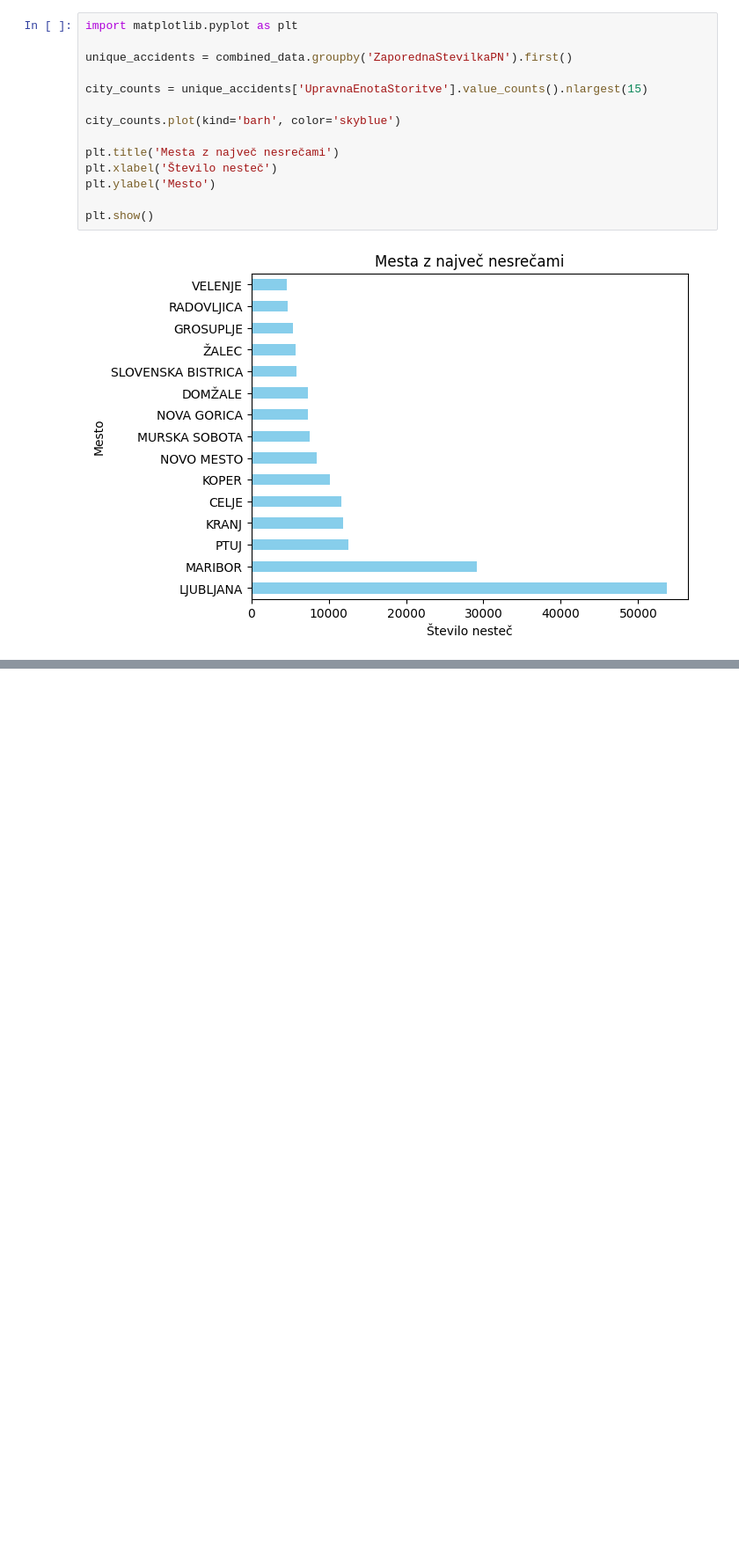
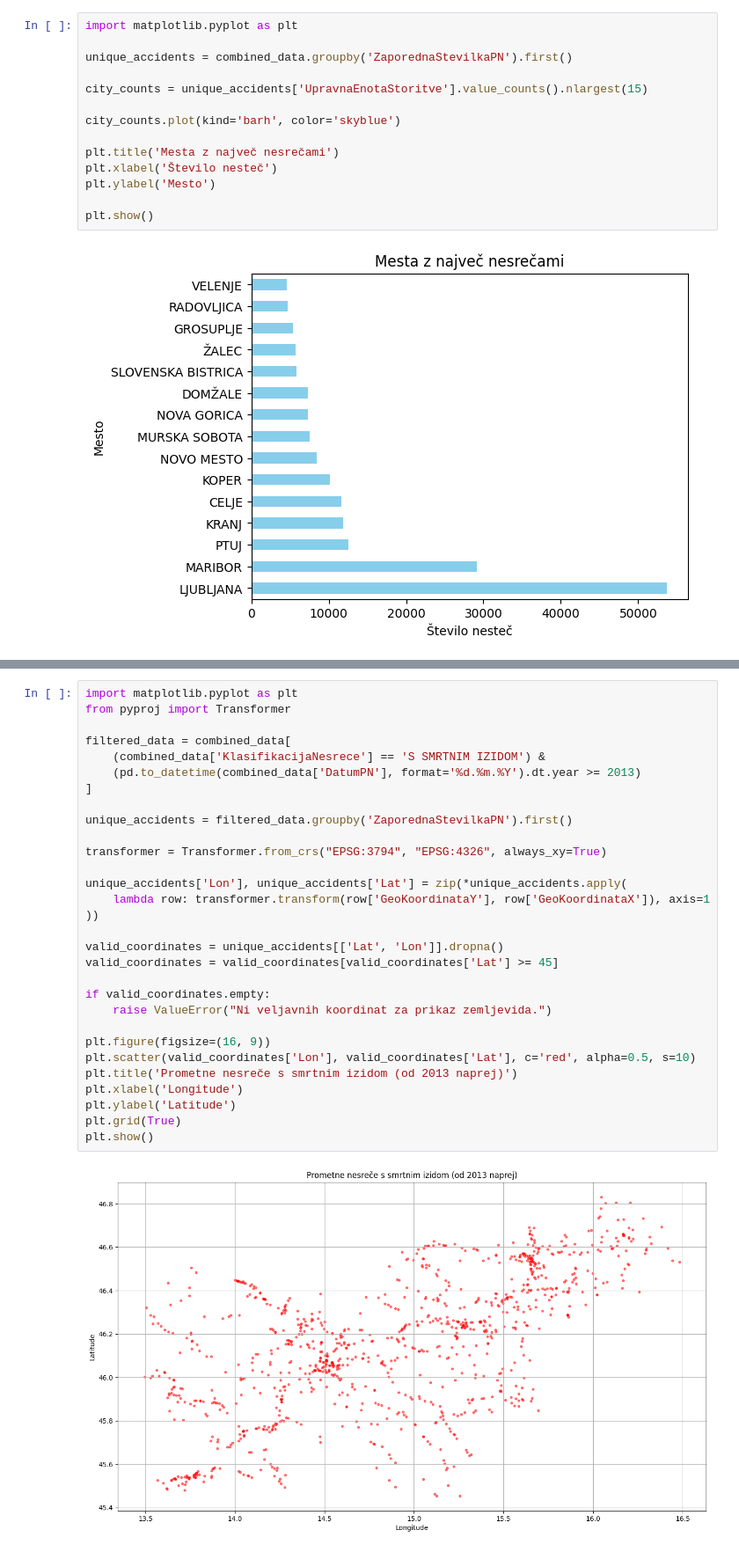
Before and after one commit to BlazJe/PR2520, a Jupyter notebook: analiza.ipynb, the cells around one changed output, grey strips where cells are left out. Shown: that part at 88% size. Cells and saved outputs as stored; diff of their text form; blank space fills up the shorter version.

Commit message:
heatmap

```diff
--- a/analiza.ipynb
+++ b/analiza.ipynb
@@ -122,0 +123,32 @@ plt.show()
+# %%
+import matplotlib.pyplot as plt
+from pyproj import Transformer
+
+filtered_data = combined_data[
+    (combined_data['KlasifikacijaNesrece'] == 'S SMRTNIM IZIDOM') &
+    (pd.to_datetime(combined_data['DatumPN'], format='%d.%m.%Y').dt.year >= 2013)
+]
+
+unique_accidents = filtered_data.groupby('ZaporednaStevilkaPN').first()
+
+transformer = Transformer.from_crs("EPSG:3794", "EPSG:4326", always_xy=True)
+
+unique_accidents['Lon'], unique_accidents['Lat'] = zip(*unique_accidents.apply(
+    lambda row: transformer.transform(row['GeoKoordinataY'], row['GeoKoordinataX']), axis=1
+))
+
+valid_coordinates = unique_accidents[['Lat', 'Lon']].dropna()
+valid_coordinates = valid_coordinates[valid_coordinates['Lat'] >= 45]
+
+if valid_coordinates.empty:
+    raise ValueError("Ni veljavnih koordinat za prikaz zemljevida.")
+
+plt.figure(figsize=(16, 9))
+plt.scatter(valid_coordinates['Lon'], valid_coordinates['Lat'], c='red', alpha=0.5, s=10)
+plt.title('Prometne nesreče s smrtnim izidom (od 2013 naprej)')
+plt.xlabel('Longitude')
+plt.ylabel('Latitude')
+plt.grid(True)
+plt.show()
+# %% [output]
+[figure, added]
```
Also changed, not shown: parts of 2 cells of this notebook.
